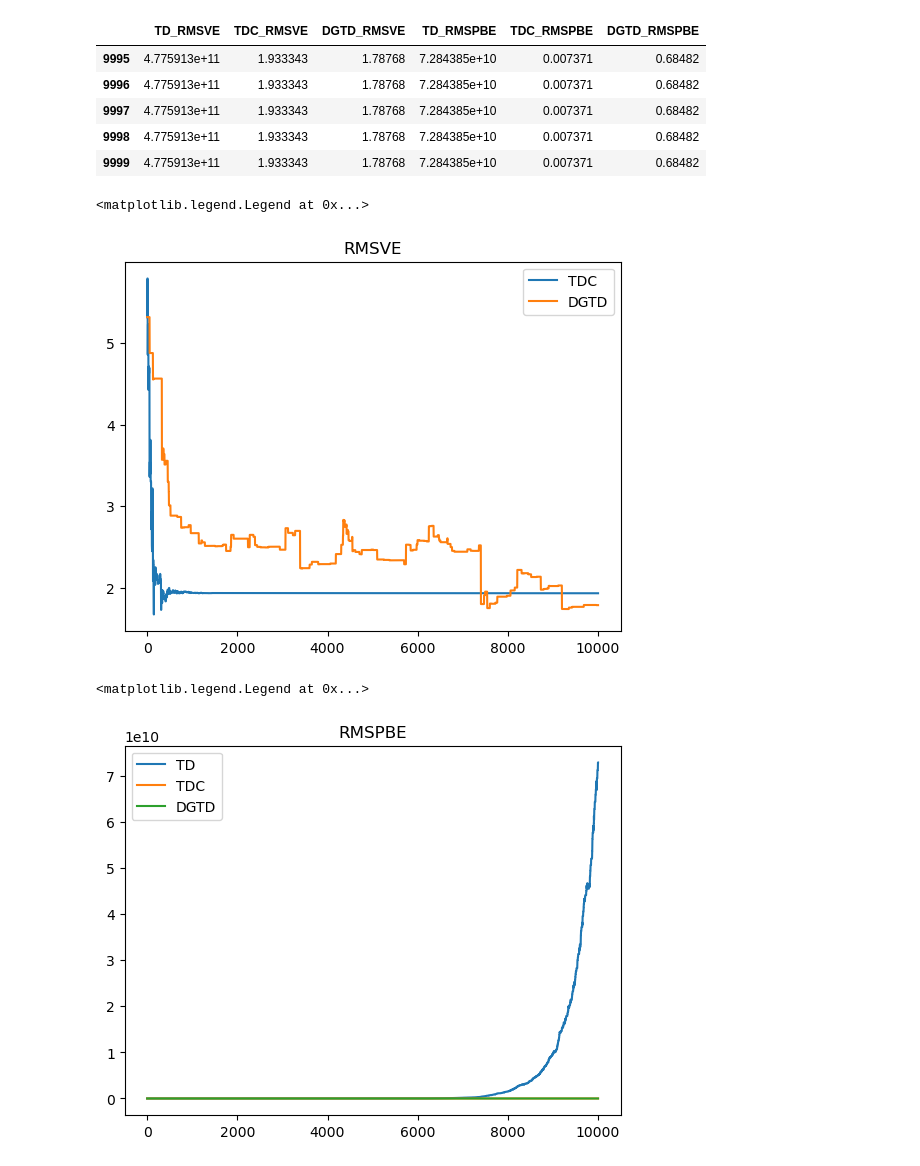
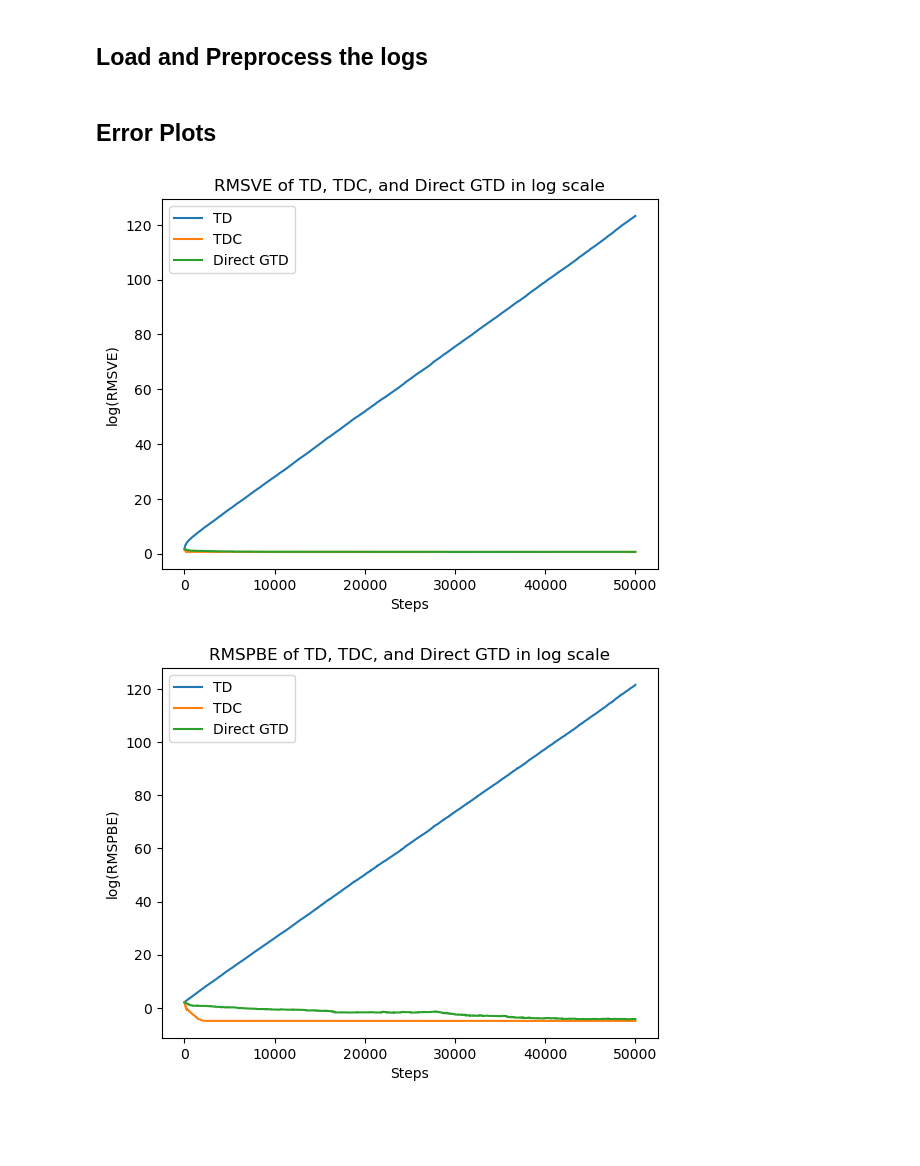
Before and after one commit to joeqian19025/Direct-GTD, a Jupyter notebook: visualization.ipynb, the cells around one changed output. Drawn from its saved outputs; the diff is of its cells as text; code cells hidden in the pictures; blank space fills up the shorter version.

Commit message:
Experiment and visualization
1. Perform 10 experiments with different random seed
2. visualize the errors and the weights

```diff
--- a/visualization.ipynb
+++ b/visualization.ipynb
@@ -8,29 +7,34 @@ logs = pd.read_csv('./logs_stepsize=0.001_seed[0].csv', index_col=0)
-# %%
-logs.tail()
-# %% [output]
-|  | TD_RMSVE | TDC_RMSVE | DGTD_RMSVE | TD_RMSPBE | TDC_RMSPBE | DGTD_RMSPBE |
-| 9995 | 4.775913e+11 | 1.933343 | 1.78768 | 7.284385e+10 | 0.007371 | 0.68482 |
-| 9996 | 4.775913e+11 | 1.933343 | 1.78768 | 7.284385e+10 | 0.007371 | 0.68482 |
-| 9997 | 4.775913e+11 | 1.933343 | 1.78768 | 7.284385e+10 | 0.007371 | 0.68482 |
-| 9998 | 4.775913e+11 | 1.933343 | 1.78768 | 7.284385e+10 | 0.007371 | 0.68482 |
-| 9999 | 4.775913e+11 | 1.933343 | 1.78768 | 7.284385e+10 | 0.007371 | 0.68482 |
+# %% [markdown]
+## Load and Preprocess the logs
+# %%
+logs = []
+for i in range(10):
+    logs.append(pd.read_csv(f"./logs/logs_seed[{i}].csv", index_col=0))
+# %%
+logs_avg = sum(logs)/10
+# %% [markdown]
+## Error Plots
 # %%
 %matplotlib inline
-# plt.plot(logs['TD_RMSVE'], label='TD')
-plt.plot(logs['TDC_RMSVE'], label='TDC')
-plt.plot(logs['DGTD_RMSVE'], label='DGTD')
-plt.title('RMSVE')
+plt.plot(np.log(logs_avg['TD_RMSVE']), label='TD')
+plt.plot(np.log(logs_avg['TDC_RMSVE']), label='TDC')
+plt.plot(np.log(logs_avg['DGTD_RMSVE']), label='Direct GTD')
+plt.xlabel('Steps')
+plt.ylabel('log(RMSVE)')
+plt.title('RMSVE of TD, TDC, and Direct GTD in log scale')
 plt.legend()
+plt.savefig('./images/RMSVE.png')
 # %% [output]
-<matplotlib.legend.Legend at 0x...>
-[figure, old version]
+[figure, new version]
 # %%
 %matplotlib inline
-plt.plot(logs['TD_RMSPBE'], label='TD')
-plt.plot(logs['TDC_RMSPBE'], label='TDC')
-plt.plot(logs['DGTD_RMSPBE'], label='DGTD')
-plt.title('RMSPBE')
+plt.plot(np.log(logs_avg['TD_RMSPBE']), label='TD')
+plt.plot(np.log(logs_avg['TDC_RMSPBE']), label='TDC')
+plt.plot(np.log(logs_avg['DGTD_RMSPBE']), label='Direct GTD')
+plt.xlabel('Steps')
+plt.ylabel('log(RMSPBE)')
+plt.title('RMSPBE of TD, TDC, and Direct GTD in log scale')
 plt.legend()
+plt.savefig('./images/RMSPBE.png')
 # %% [output]
-<matplotlib.legend.Legend at 0x...>
-[figure, old version]
+[figure, new version]
```
Also changed, not shown: parts of 6 cells of this notebook, 16 other files.
